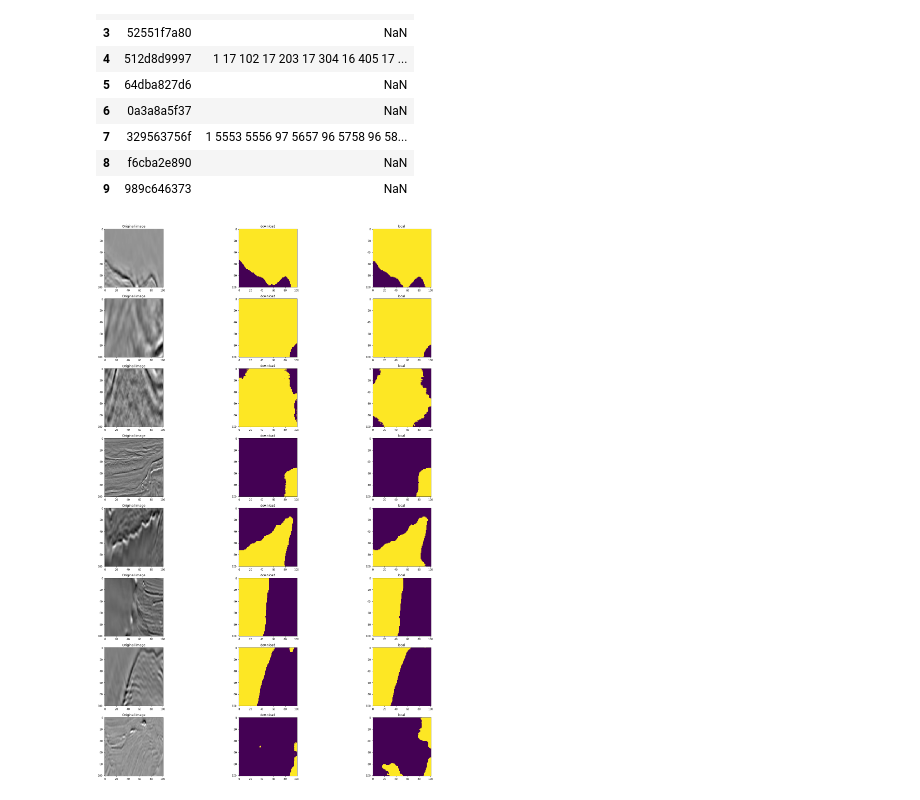
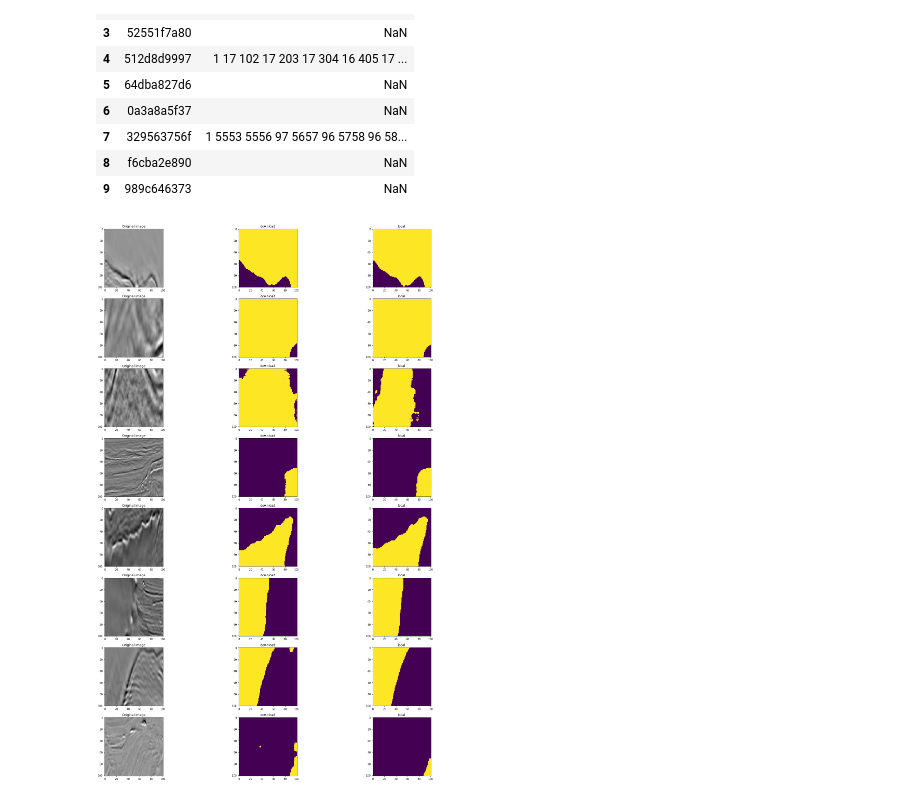
Before and after one commit to kqdmqx/kaggle-TGS-Salt-Identification-Challenge, a Jupyter notebook: 000-kaggle-kernel--apply_crf_unet-resnet.ipynb, the cells around one changed output. Saved outputs shown, nothing was run; the diff lists cells and outputs as text; code cells hidden in the pictures.

```diff
--- a/000-kaggle-kernel--apply_crf_unet-resnet.ipynb
+++ b/000-kaggle-kernel--apply_crf_unet-resnet.ipynb
@@ -40,7 +40,7 @@ def rle_decode(rle_mask):
 reading and decoding the submission
 
 """
-df = pd.read_csv('./result/005-submission-crf-once.csv')
+df = pd.read_csv('./result/007-submission-vote-fixed.csv')
 i = 0
 j = 0
 plt.figure(figsize=(30,15))
@@ -103,7 +103,7 @@ visualizing the effect of applying CRF
 
 """
 np.random.seed(100)
-nImgs = 12
+nImgs = 8
 i = np.random.randint(1000)
 j = 1
 plt.figure(figsize=(30,30))
@@ -159,7 +159,7 @@ def rle_encode(im):
 Applying CRF on the predicted mask
 
 """
-df = pd.read_csv('./result/005-submission.csv')
+df = pd.read_csv('./result/007-submission-vote-fixed.csv')
 
 def filter_image(img):
     if img.sum() < 100:
@@ -175,7 +175,7 @@ for i in tqdm_notebook(range(df.shape[0])):
         crf_output = filter_image(crf_output)
         df.loc[i,'rle_mask'] = rle_encode(crf_output)
 
-df.to_csv("./result/005-submission-crf-once.csv",index=False)
+df.to_csv("./result/007-submission-vote-fixed-crf.csv",index=False)
 # %%
 df.head(10)
 # %% [output]
@@ -234,41 +234,41 @@ visualizing the effect of applying CRF
 
 """
 df1 = pd.read_csv("./download/submission.csv")
-df2 = pd.read_csv("./result/005-submission-crf-once-fliprot.csv")
+df2 = pd.read_csv("./result/007-submission-bld.csv")
 
 
 np.random.seed(100)
 np.random.seed(200)
 np.random.seed(250)
 nImgs = 8
 i = np.random.randint(1000)
 j = 1
 plt.figure(figsize=(30,30))
 while True:
     if str(df.loc[i,'rle_mask'])!=str(np.nan):
 
         orig_img = imread(test_path+df.loc[i,'id']+'.png')
         #Applying CRF on FCN-16 annotated image
         # crf_output = crf(orig_img,decoded_mask)
         decoded_mask = rle_decode(df1.loc[i,'rle_mask'])
         crf_output = rle_decode(df2.loc[i,'rle_mask'])
         plt.subplot(nImgs,4,4*j-3)
         plt.imshow(orig_img)
         plt.title('Original image')
         plt.subplot(nImgs,4,4*j-2)
         plt.imshow(np.fliplr(np.rot90(decoded_mask,k=3)))
         plt.title('download')
         plt.subplot(nImgs,4,4*j-1)
         plt.imshow(np.fliplr(np.rot90(crf_output,k=3)))
         plt.title('local')
         if j == nImgs:
             break
         else:
             j = j + 1
     i = i + 1
 plt.tight_layout()
 # %% [output]
-[figure, old version]
+[figure, new version]
 # %%
 df = pd.read_csv('./result/005-submission-crf-once.csv')
 
```
Also changed, not shown: parts of 6 cells of this notebook, 8 other files.
